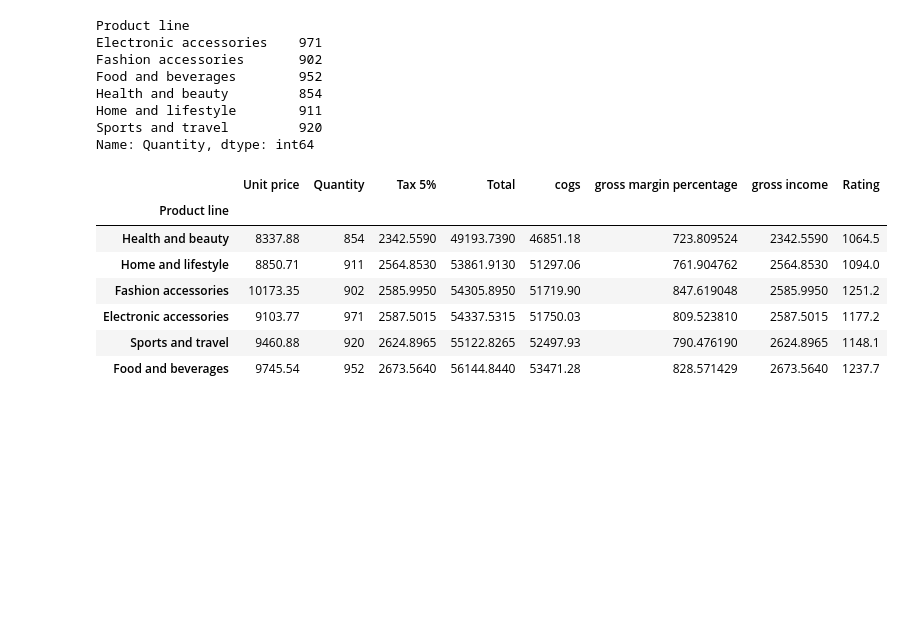
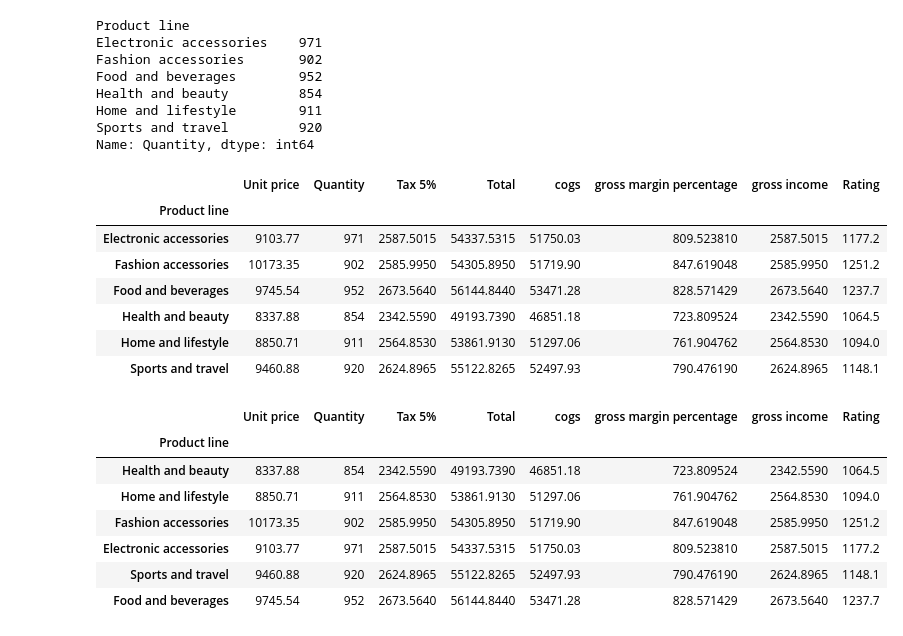
Before and after one commit to mogullet/group-4, a Jupyter notebook: supermarket sales1.ipynb, the cells around one changed output. Drawn from its saved outputs; the diff is of its cells as text; code cells hidden in the pictures; blank space fills up the shorter version.

```diff
--- a/supermarket sales1.ipynb
+++ b/supermarket sales1.ipynb
@@ -244 +267,12 @@ topsales=pd.DataFrame(supermarket_sales.groupby('Product line').sum(['cogs']))
+# %%
+topsales
+# %% [output]
+|  | Unit price | Quantity | Tax 5% | Total | cogs | gross margin percentage | gross income | Rating |
+| Product line |  |  |  |  |  |  |  |  |
+| Electronic accessories | 9103.77 | 971 | 2587.5015 | 54337.5315 | 51750.03 | 809.523810 | 2587.5015 | 1177.2 |
+| Fashion accessories | 10173.35 | 902 | 2585.9950 | 54305.8950 | 51719.90 | 847.619048 | 2585.9950 | 1251.2 |
+| Food and beverages | 9745.54 | 952 | 2673.5640 | 56144.8440 | 53471.28 | 828.571429 | 2673.5640 | 1237.7 |
+| Health and beauty | 8337.88 | 854 | 2342.5590 | 49193.7390 | 46851.18 | 723.809524 | 2342.5590 | 1064.5 |
+| Home and lifestyle | 8850.71 | 911 | 2564.8530 | 53861.9130 | 51297.06 | 761.904762 | 2564.8530 | 1094.0 |
+| Sports and travel | 9460.88 | 920 | 2624.8965 | 55122.8265 | 52497.93 | 790.476190 | 2624.8965 | 1148.1 |
 # %%
```
Also changed, not shown: parts of 31 cells of this notebook.
